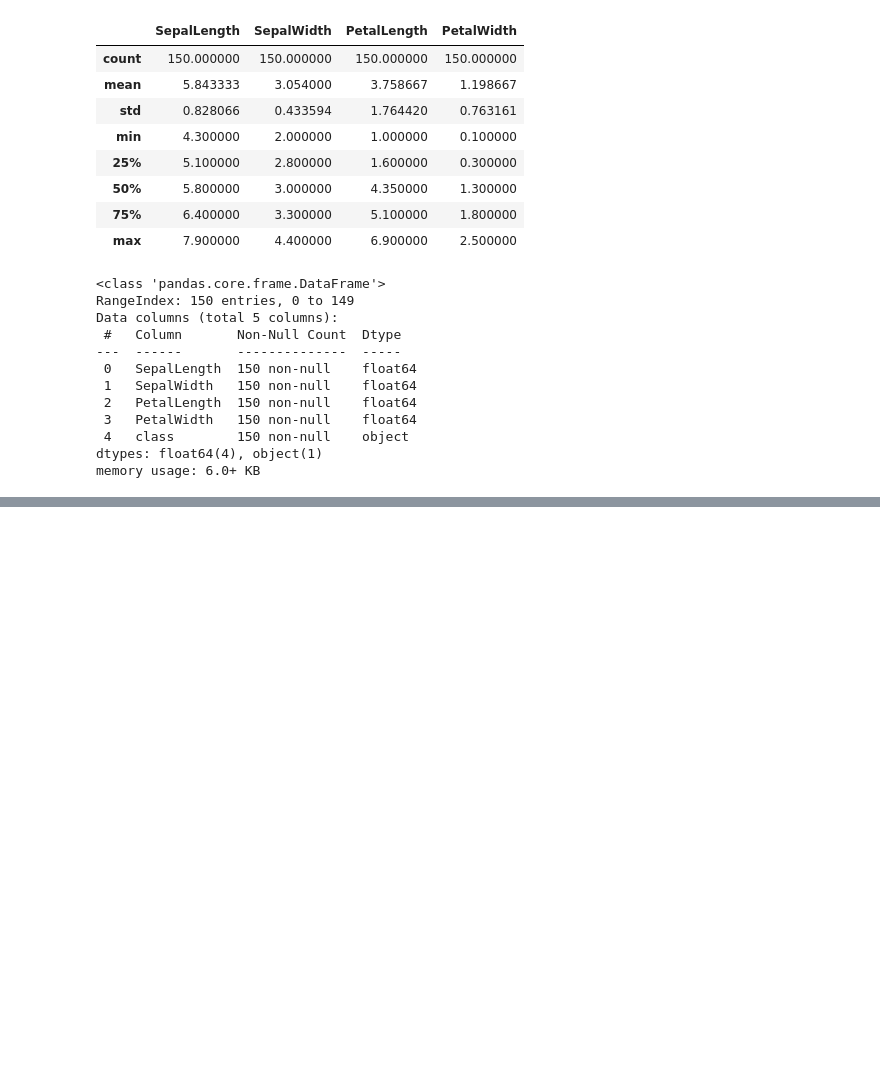
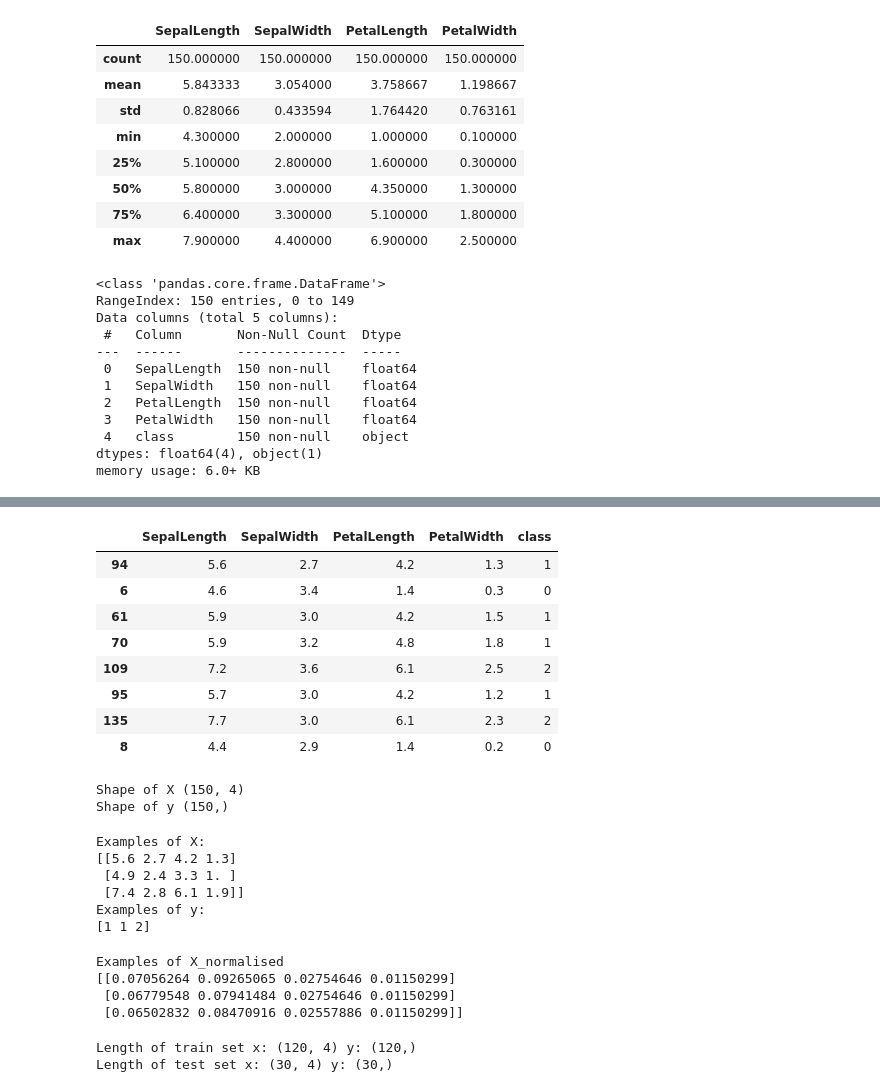
Before and after one commit to medso0018/ExplainML, a Jupyter notebook: notebooks/main.ipynb, the cells around one changed output, grey strips where cells are left out. Saved outputs shown, nothing was run; the diff lists cells and outputs as text; code cells hidden in the pictures; blank space fills up the shorter version.

Commit message:
create trainset and testset

```diff
--- a/notebooks/main.ipynb
+++ b/notebooks/main.ipynb
@@ -81,0 +73,68 @@ plt.show()
+# %%
+np.random.seed(0)
+# one-hot encoding of classes
+dataset.loc[dataset['class'] == 'Iris-setosa','class'] = 0
+dataset.loc[dataset['class'] == 'Iris-versicolor','class'] = 1
+dataset.loc[dataset['class'] == 'Iris-virginica','class'] = 2
+
+dataset = dataset.iloc[np.random.permutation(len(dataset))]
+
+# print some examples
+dataset[::20]
+# %% [output]
+|  | SepalLength | SepalWidth | PetalLength | PetalWidth | class |
+| 94 | 5.6 | 2.7 | 4.2 | 1.3 | 1 |
+| 6 | 4.6 | 3.4 | 1.4 | 0.3 | 0 |
+| 61 | 5.9 | 3.0 | 4.2 | 1.5 | 1 |
+| 70 | 5.9 | 3.2 | 4.8 | 1.8 | 1 |
+| 109 | 7.2 | 3.6 | 6.1 | 2.5 | 2 |
+| 95 | 5.7 | 3.0 | 4.2 | 1.2 | 1 |
+| 135 | 7.7 | 3.0 | 6.1 | 2.3 | 2 |
+| 8 | 4.4 | 2.9 | 1.4 | 0.2 | 0 |
+# %%
+# Converting data to numpy array in order for processing
+X = dataset.iloc[:, 0:4].values
+y = dataset.iloc[:, 4].values
+
+# print X and y shapes
+print("Shape of X",X.shape)
+print("Shape of y",y.shape)
+# %% [output]
+Shape of X (150, 4)
+Shape of y (150,)
+# %%
+# print examples
+print('Examples of X:', X[:3], sep='\n')
+print('Examples of y:', y[:3], sep='\n')
+# %% [output]
+Examples of X:
+[[5.6 2.7 4.2 1.3]
+ [4.9 2.4 3.3 1. ]
+ [7.4 2.8 6.1 1.9]]
+Examples of y:
+[1 1 2]
+# %%
+# Normalize the input
+X_normalized=normalize(X,axis=0)
+print("Examples of X_normalised", X_normalized[:3], sep='\n')
+# %% [output]
+Examples of X_normalised
+[[0.07056264 0.09265065 0.02754646 0.01150299]
+ [0.06779548 0.07941484 0.02754646 0.01150299]
+ [0.06502832 0.08470916 0.02557886 0.01150299]]
+# %%
+# Creating trainset, testset and validation data
+total_length = len(dataset)
+train_length = int(0.8 * total_length)
+test_length = int(0.2 * total_length)
+X_train = X_normalized[:train_length]
+X_test = X_normalized[train_length:]
+y_train = y[:train_length]
+y_test = y[train_length:]
+
+# print tainset and testset shape
+print("Length of train set x:", X_train.shape, "y:", y_train.shape)
+print("Length of test set x:", X_test.shape, "y:", y_test.shape)
+# %% [output]
+Length of train set x: (120, 4) y: (120,)
+Length of test set x: (30, 4) y: (30,)
```
Also changed, not shown: parts of 6 cells of this notebook.
